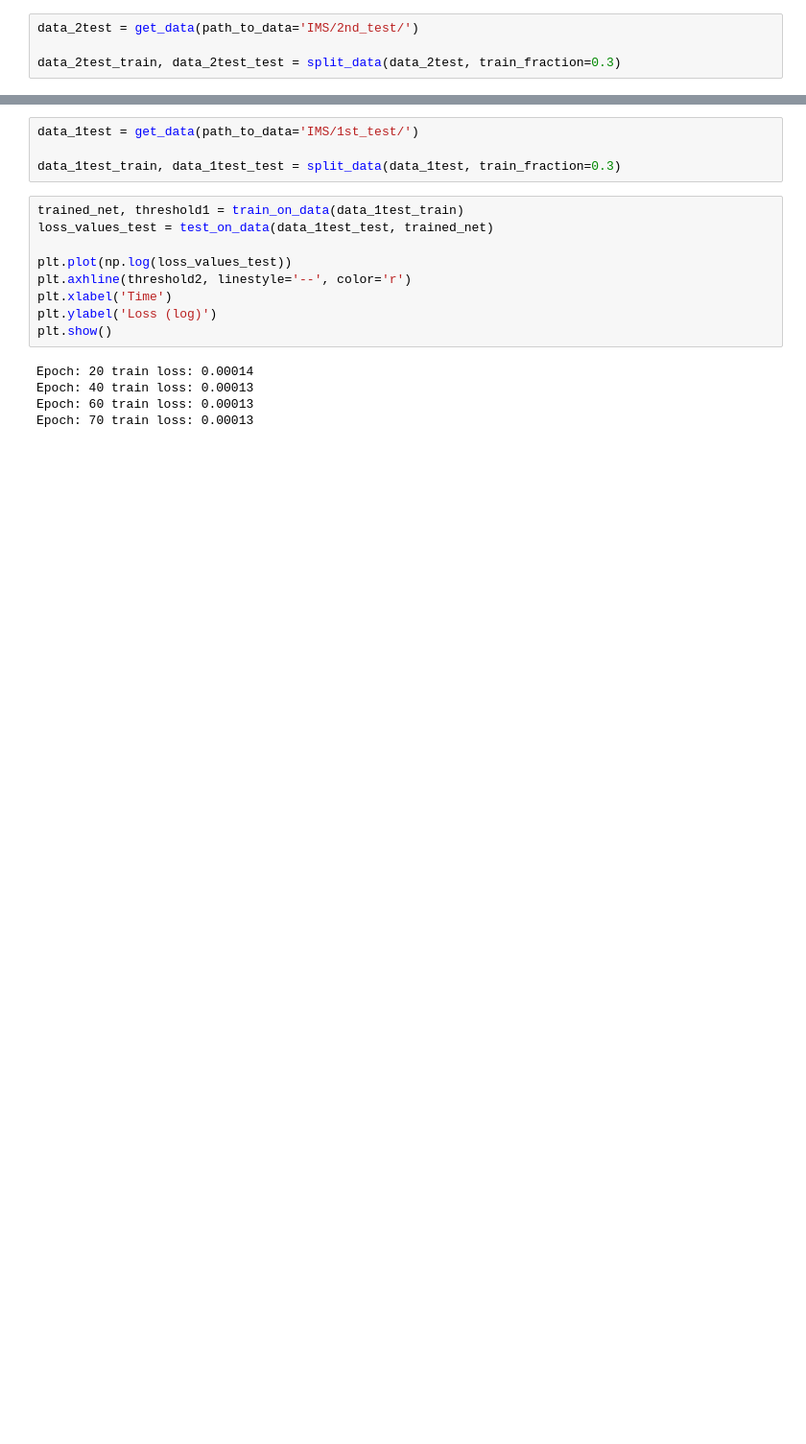
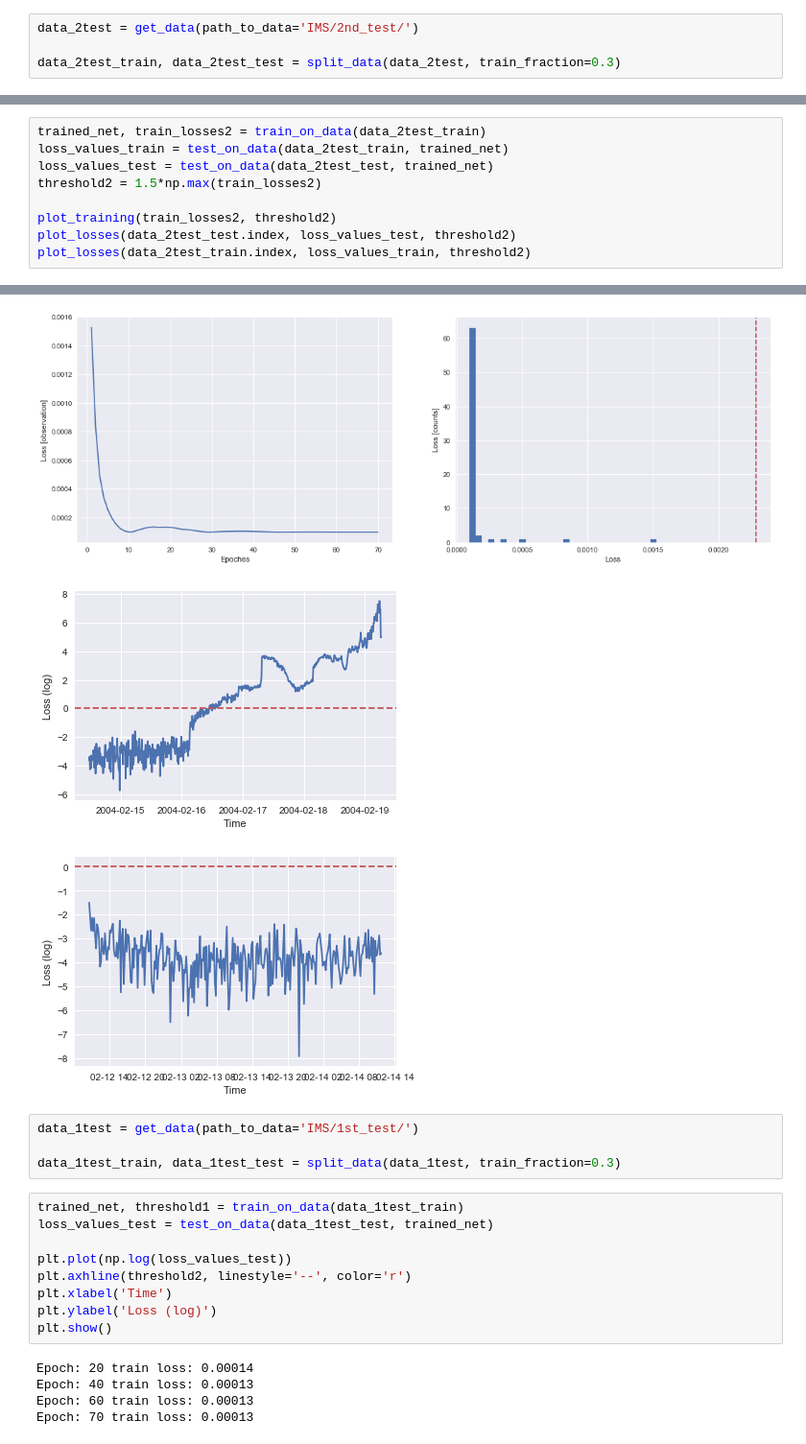
Before and after one commit to buziran/ims-bearing, a Jupyter notebook: simple-autoencoder.ipynb, the cells around one changed output, grey strips where cells are left out. Shown at 96% size. Drawn from its saved outputs; the diff is of its cells as text; blank space fills up the shorter version.

```diff
--- a/simple-autoencoder.ipynb
+++ b/simple-autoencoder.ipynb
@@ -159,0 +167,10 @@ Epoch: 70 train loss: 0.00010
+# %%
+trained_net, train_losses2 = train_on_data(data_2test_train)
+loss_values_train = test_on_data(data_2test_train, trained_net)
+loss_values_test = test_on_data(data_2test_test, trained_net)
+threshold2 = 1.5*np.max(train_losses2)
+
+plot_training(train_losses2, threshold2)
+plot_losses(data_2test_test.index, loss_values_test, threshold2)
+plot_losses(data_2test_train.index, loss_values_train, threshold2)
+# %% [output]
@@ -160,3 +181,6 @@ Epoch: 70 train loss: 0.00010
+[figure, added]
+[figure, added]
+[figure, added]
 # %%
 data_1test = get_data(path_to_data='IMS/1st_test/')
 
```
Also changed, not shown: parts of 7 cells of this notebook.
